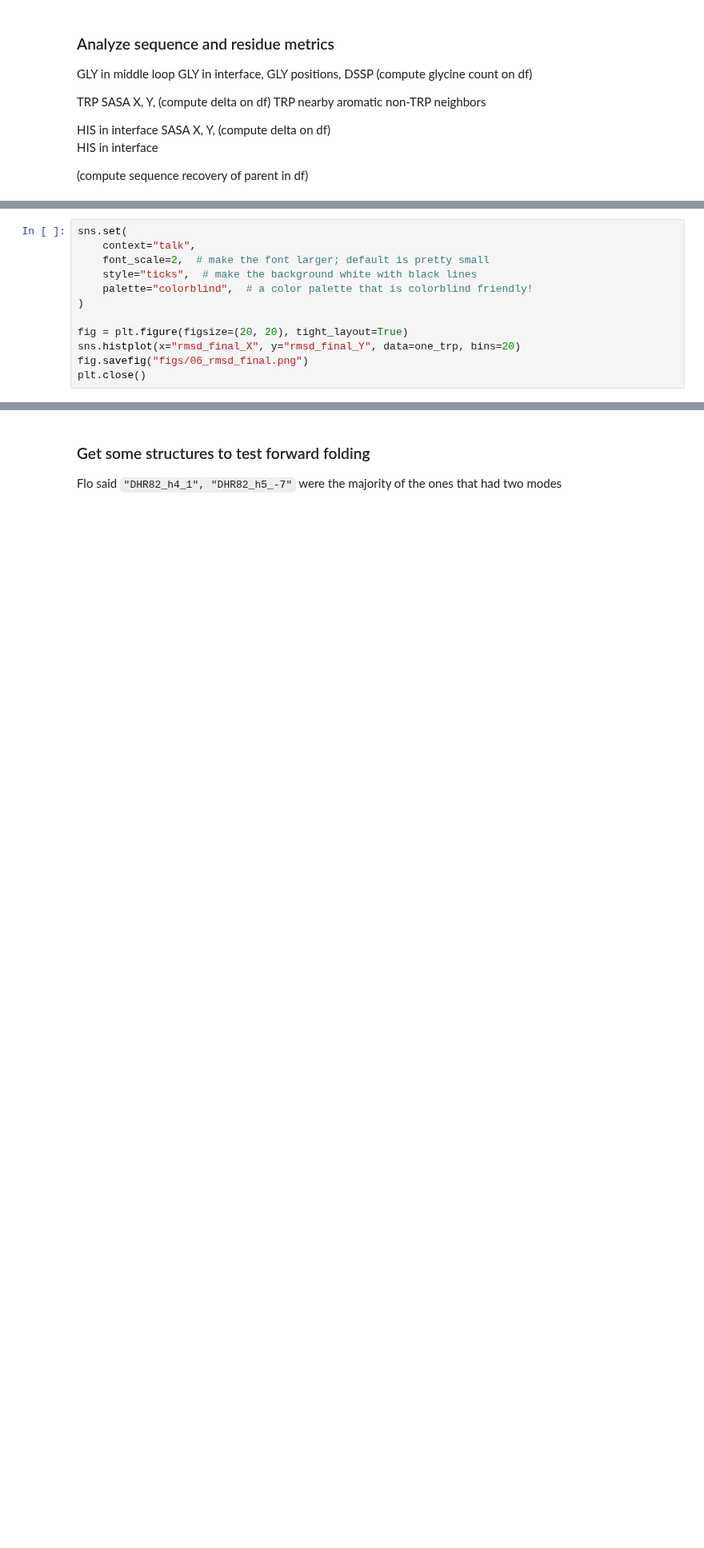
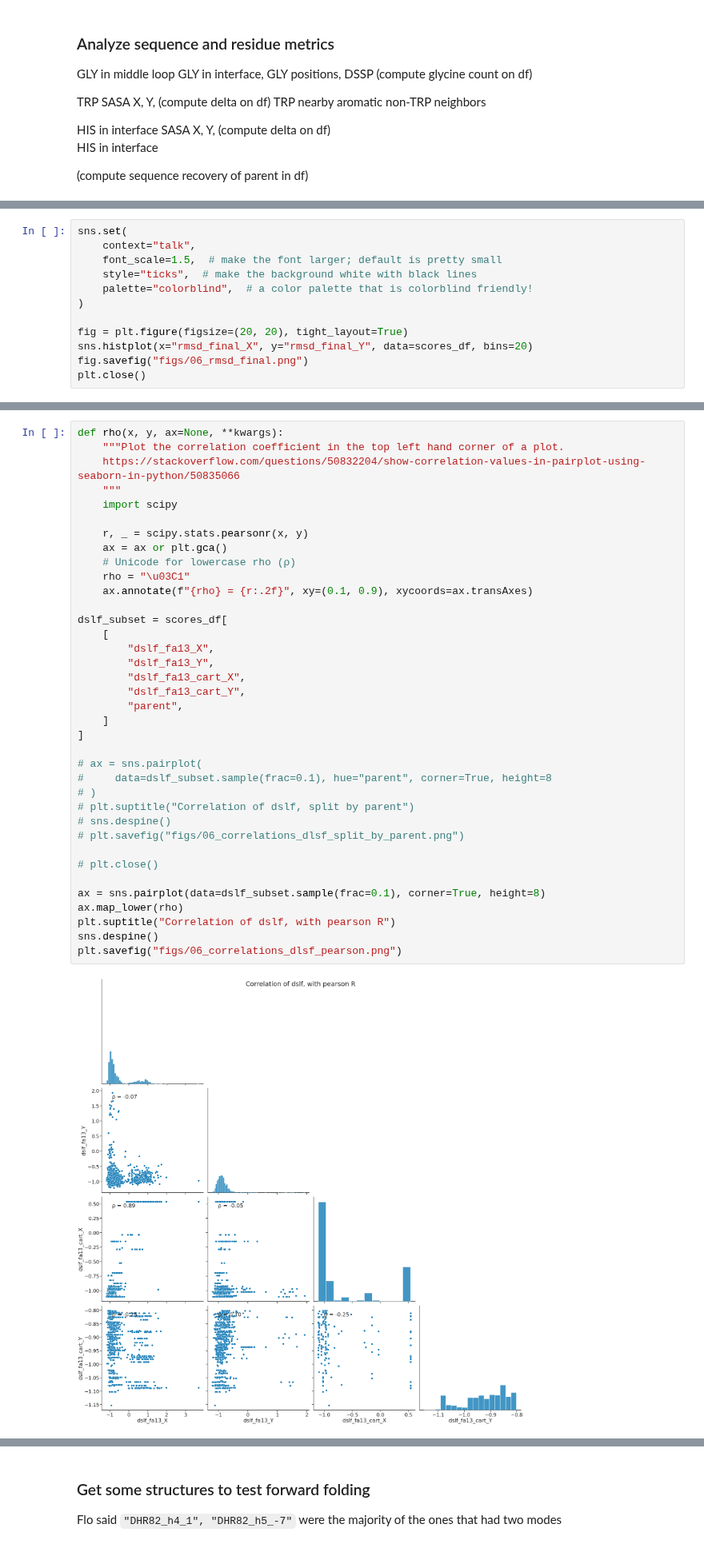
Before and after one commit to proleu/hinges, a Jupyter notebook: 06_cleanup_linkres.ipynb, the cells around one changed output, grey strips where cells are left out. Shown at 80% size. Cells and saved outputs as stored; diff of their text form; blank space fills up the shorter version.

```diff
--- a/06_cleanup_linkres.ipynb
+++ b/06_cleanup_linkres.ipynb
@@ -744,13 +794,13 @@ HIS in interface
 # %%
 sns.set(
     context="talk",
-    font_scale=2,  # make the font larger; default is pretty small
+    font_scale=1.5,  # make the font larger; default is pretty small
     style="ticks",  # make the background white with black lines
     palette="colorblind",  # a color palette that is colorblind friendly!
 )
 
 fig = plt.figure(figsize=(20, 20), tight_layout=True)
-sns.histplot(x="rmsd_final_X", y="rmsd_final_Y", data=one_trp, bins=20)
+sns.histplot(x="rmsd_final_X", y="rmsd_final_Y", data=scores_df, bins=20)
 fig.savefig("figs/06_rmsd_final.png")
 plt.close()
 # %% [output]
@@ -771,0 +829,39 @@ plt.close()
+# %%
+def rho(x, y, ax=None, **kwargs):
+    """Plot the correlation coefficient in the top left hand corner of a plot.
+    https://stackoverflow.com/questions/50832204/show-correlation-values-in-pairplot-using-seaborn-in-python/50835066
+    """
+    import scipy
+
+    r, _ = scipy.stats.pearsonr(x, y)
+    ax = ax or plt.gca()
+    # Unicode for lowercase rho (ρ)
+    rho = "\u03C1"
+    ax.annotate(f"{rho} = {r:.2f}", xy=(0.1, 0.9), xycoords=ax.transAxes)
+
+dslf_subset = scores_df[
+    [
+        "dslf_fa13_X",
+        "dslf_fa13_Y",
+        "dslf_fa13_cart_X",
+        "dslf_fa13_cart_Y",
+        "parent",
+    ]
+]
+
+# ax = sns.pairplot(
+#     data=dslf_subset.sample(frac=0.1), hue="parent", corner=True, height=8
+# )
+# plt.suptitle("Correlation of dslf, split by parent")
+# sns.despine()
+# plt.savefig("figs/06_correlations_dlsf_split_by_parent.png")
+
+# plt.close()
+
+ax = sns.pairplot(data=dslf_subset.sample(frac=0.1), corner=True, height=8)
+ax.map_lower(rho)
+plt.suptitle("Correlation of dslf, with pearson R")
+sns.despine()
+plt.savefig("figs/06_correlations_dlsf_pearson.png")
+# %% [output]
+[figure, added]
```
Also changed, not shown: parts of 17 cells of this notebook, 1 other file.
